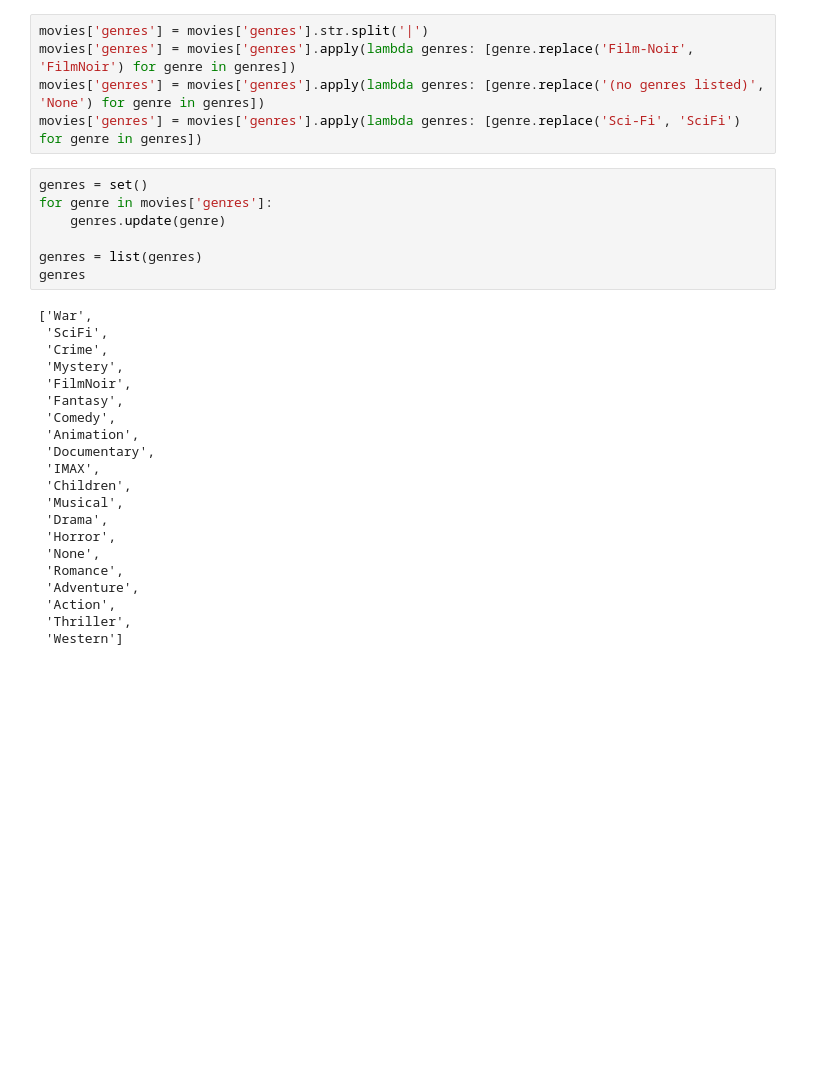
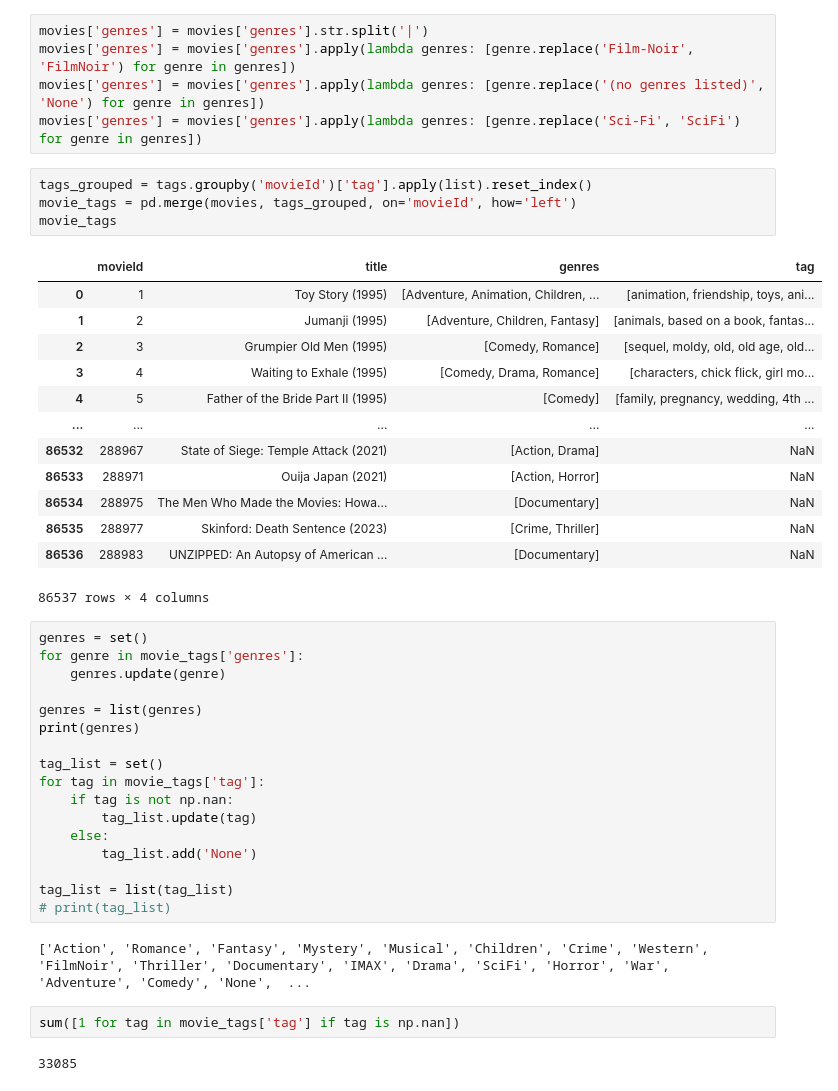
Before and after one commit to nabil0n/MachineLearning-Isak-Andersson, a Jupyter notebook: Labb/labb2/recommender.ipynb, the cells around one changed output. Cells and saved outputs as stored; diff of their text form; blank space fills up the shorter version.

```diff
--- a/Labb/labb2/eda.ipynb
+++ b/Labb/labb2/recommender.ipynb
@@ -32,32 +34,45 @@ movies['genres'] = movies['genres'].str.split('|')
 movies['genres'] = movies['genres'].apply(lambda genres: [genre.replace('Film-Noir', 'FilmNoir') for genre in genres])
 movies['genres'] = movies['genres'].apply(lambda genres: [genre.replace('(no genres listed)', 'None') for genre in genres])
 movies['genres'] = movies['genres'].apply(lambda genres: [genre.replace('Sci-Fi', 'SciFi') for genre in genres])
+# %%
+tags_grouped = tags.groupby('movieId')['tag'].apply(list).reset_index()
+movie_tags = pd.merge(movies, tags_grouped, on='movieId', how='left')
+movie_tags
+# %% [output]
+|  | movieId | title | genres | tag |
+| 0 | 1 | Toy Story (1995) | [Adventure, Animation, Children, ... | [animation, friendship, toys, ani... |
+| 1 | 2 | Jumanji (1995) | [Adventure, Children, Fantasy] | [animals, based on a book, fantas... |
+| 2 | 3 | Grumpier Old Men (1995) | [Comedy, Romance] | [sequel, moldy, old, old age, old... |
+| 3 | 4 | Waiting to Exhale (1995) | [Comedy, Drama, Romance] | [characters, chick flick, girl mo... |
+| 4 | 5 | Father of the Bride Part II (1995) | [Comedy] | [family, pregnancy, wedding, 4th ... |
+| ... | ... | ... | ... | ... |
+| 86532 | 288967 | State of Siege: Temple Attack (2021) | [Action, Drama] | NaN |
+| 86533 | 288971 | Ouija Japan (2021) | [Action, Horror] | NaN |
+| 86534 | 288975 | The Men Who Made the Movies: Howa... | [Documentary] | NaN |
+| 86535 | 288977 | Skinford: Death Sentence (2023) | [Crime, Thriller] | NaN |
+| 86536 | 288983 | UNZIPPED: An Autopsy of American ... | [Documentary] | NaN |
+86537 rows × 4 columns
 # %%
 genres = set()
-for genre in movies['genres']:
+for genre in movie_tags['genres']:
     genres.update(genre)
 
 genres = list(genres)
-genres
+print(genres)
+
+tag_list = set()
+for tag in movie_tags['tag']:
+    if tag is not np.nan:
+        tag_list.update(tag)
+    else:
+        tag_list.add('None')
+
+tag_list = list(tag_list)
+# print(tag_list)
 # %% [output]
-['War',
- 'SciFi',
- 'Crime',
- 'Mystery',
- 'FilmNoir',
- 'Fantasy',
- 'Comedy',
- 'Animation',
- 'Documentary',
- 'IMAX',
- 'Children',
- 'Musical',
- 'Drama',
- 'Horror',
- 'None',
- 'Romance',
- 'Adventure',
- 'Action',
- 'Thriller',
- 'Western']
+['Action', 'Romance', 'Fantasy', 'Mystery', 'Musical', 'Children', 'Crime', 'Western', 'FilmNoir', 'Thriller', 'Documentary', 'IMAX', 'Drama', 'SciFi', 'Horror', 'War', 'Adventure', 'Comedy', 'None',  ...
+# %%
+sum([1 for tag in movie_tags['tag'] if tag is np.nan])
+# %% [output]
+33085
 # %%
```
Also changed, not shown: parts of 21 cells of this notebook, 1 other file.
